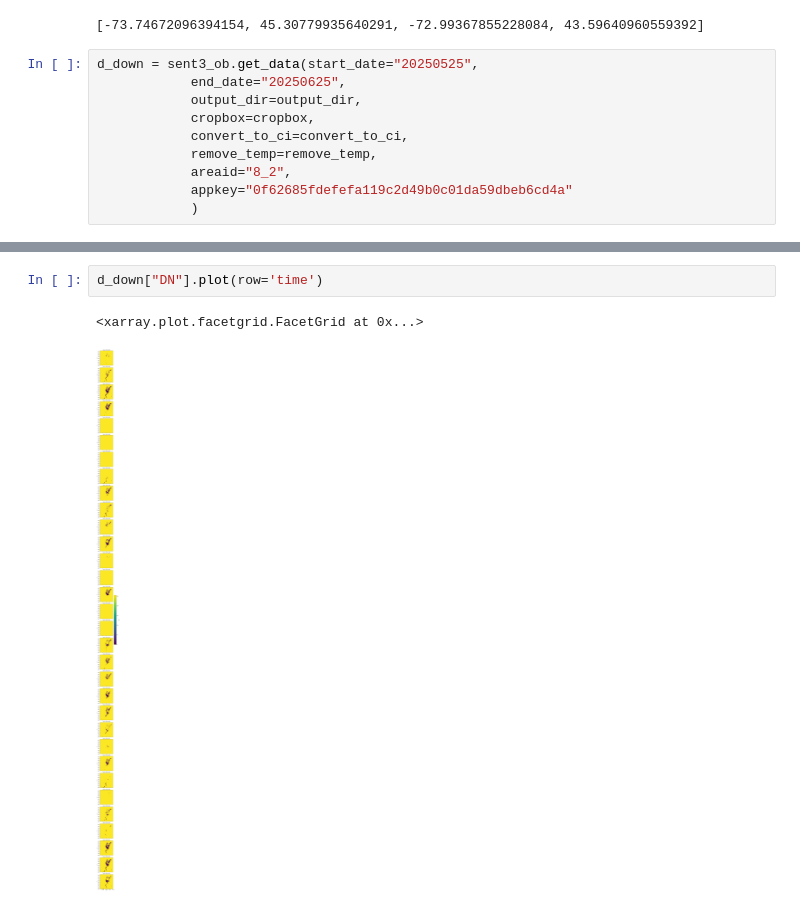
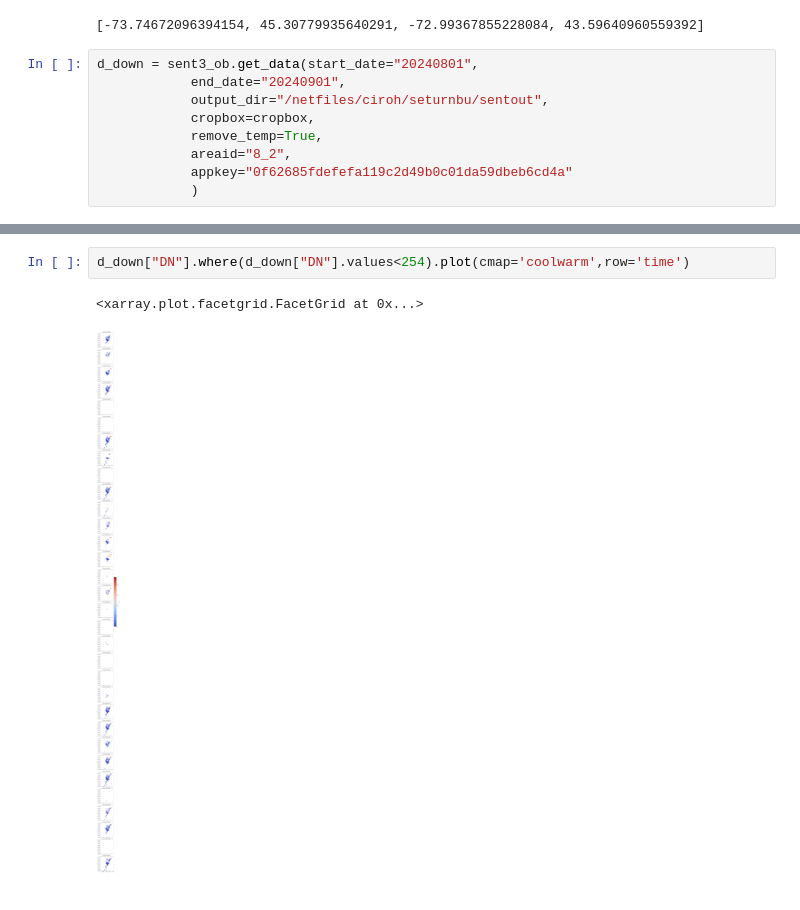
Before and after one commit to CIROH-UVM/forecast-workflow, a Jupyter notebook: examples/sentinel3_download.ipynb, the cells around one changed output, grey strips where cells are left out. Saved outputs shown, nothing was run; the diff lists cells and outputs as text.

Commit message:
Plot with custom colormap and basemap

```diff
--- a/examples/sentinel3_download.ipynb
+++ b/examples/sentinel3_download.ipynb
@@ -52,12 +38,11 @@ cropbox
 # %% [output]
 [-73.74672096394154, 45.30779935640291, -72.99367855228084, 43.59640960559392]
 # %%
-d_down = sent3_ob.get_data(start_date="20250525",
-            end_date="20250625",
-            output_dir=output_dir,
+d_down = sent3_ob.get_data(start_date="20240801",
+            end_date="20240901",
+            output_dir="/netfiles/ciroh/seturnbu/sentout",
             cropbox=cropbox,
-            convert_to_ci=convert_to_ci,
-            remove_temp=remove_temp,
+            remove_temp=True,
             areaid="8_2",
             appkey="0f62685fdefefa119c2d49b0c01da59dbeb6cd4a"
             )
@@ -141,5 +128,5 @@ xa["x"].plot()
 # %%
-d_down["DN"].plot(row='time')
+d_down["DN"].where(d_down["DN"].values<254).plot(cmap='coolwarm',row='time')
 # %% [output]
 <xarray.plot.facetgrid.FacetGrid at 0x...>
-[figure, old version]
+[figure, new version]
```
Also changed, not shown: parts of 21 cells of this notebook, 1 other file.
